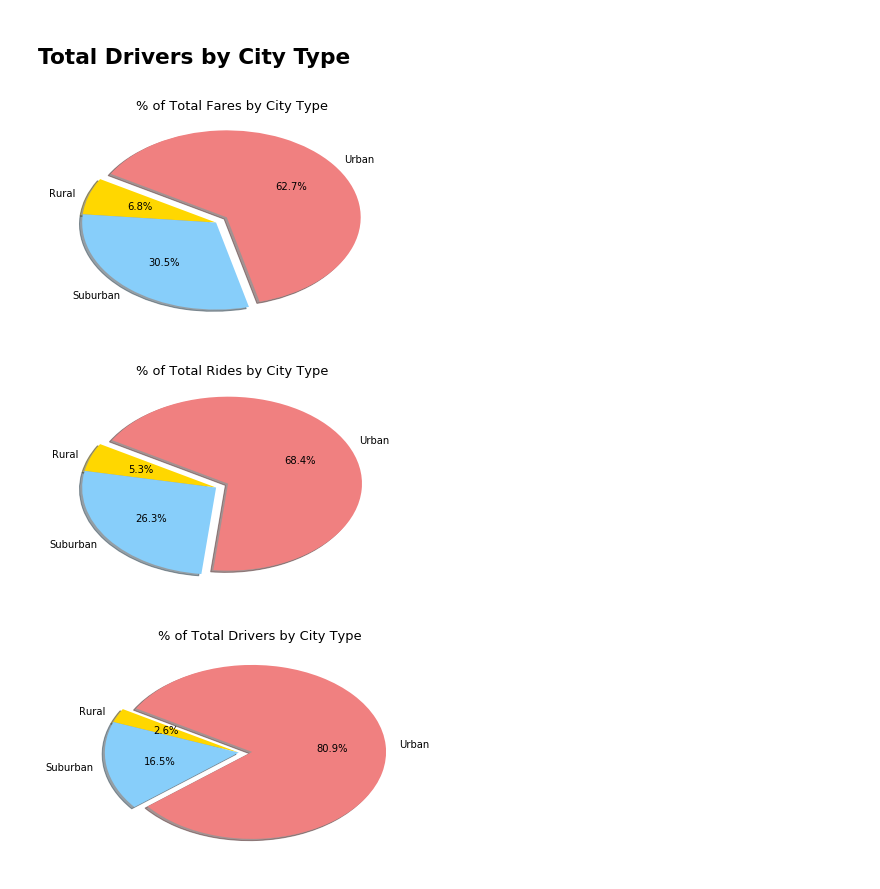
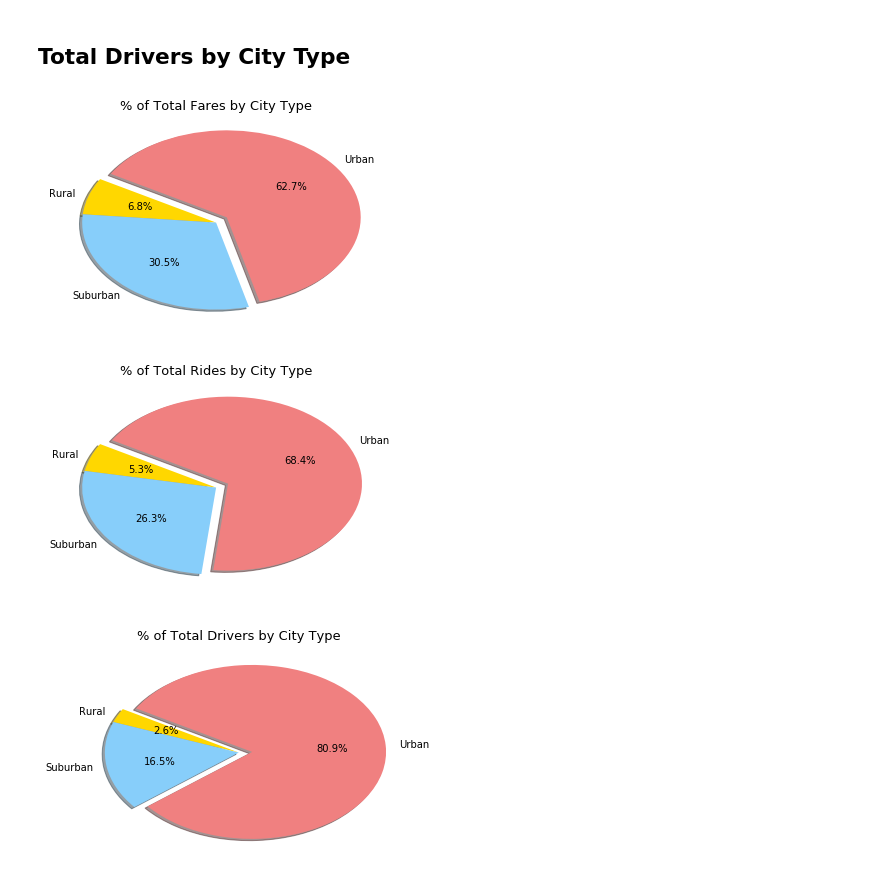
Before and after one commit to clafrance/matplotlib, a Jupyter notebook: Pyber/pyber.ipynb, the cells around one changed output. Drawn from its saved outputs; the diff is of its cells as text; code cells hidden in the pictures.

Commit message:
change horizontal alignment from left to center

```diff
--- a/Pyber/pyber.ipynb
+++ b/Pyber/pyber.ipynb
@@ -169,33 +169,33 @@ explode = (0, 0, 0.1)
 # %%
 # Use for loop to plot the pie charts
 topics = ['Fares', 'Rides', 'Drivers']
 
 for topic in topics:
     if topic == 'Drivers':
         # Calculate total Drivers by city type
         data = drivers_by_city_type['driver_count'].sum()
     elif topic == 'Fares':
         # Calculate total fares by city type
         data = rides_by_city_type['fare'].sum()
     elif topic == 'Rides':
         # Calculate Rides per city type
         data = rides_by_city_type['ride_id'].count()
     title = "% of Total " + topic + " by City Type"
 
     fig = plt.figure()
     ax = fig.add_subplot(1,1,1)
 
     # Plot the pie chart
     ax.pie(data, labels=labels, colors=colors, startangle=150, autopct="%1.1f%%", shadow=True, explode=explode)
 
     # Title for the chart
-    ax.text(-0.6, 1.3, title, wrap=True, horizontalalignment='left', fontsize=13)
+    ax.text(0, 1.3, title, wrap=True, horizontalalignment='center', fontsize=13)
 
     # Save to file
     filename = topic.lower() + ".png"
     plt.savefig(filename)
     plt.show()
 # %% [output]
-[figure, old version]
+[figure, new version]
-[figure, old version]
+[figure, new version]
-[figure, old version]
+[figure, new version]
```
